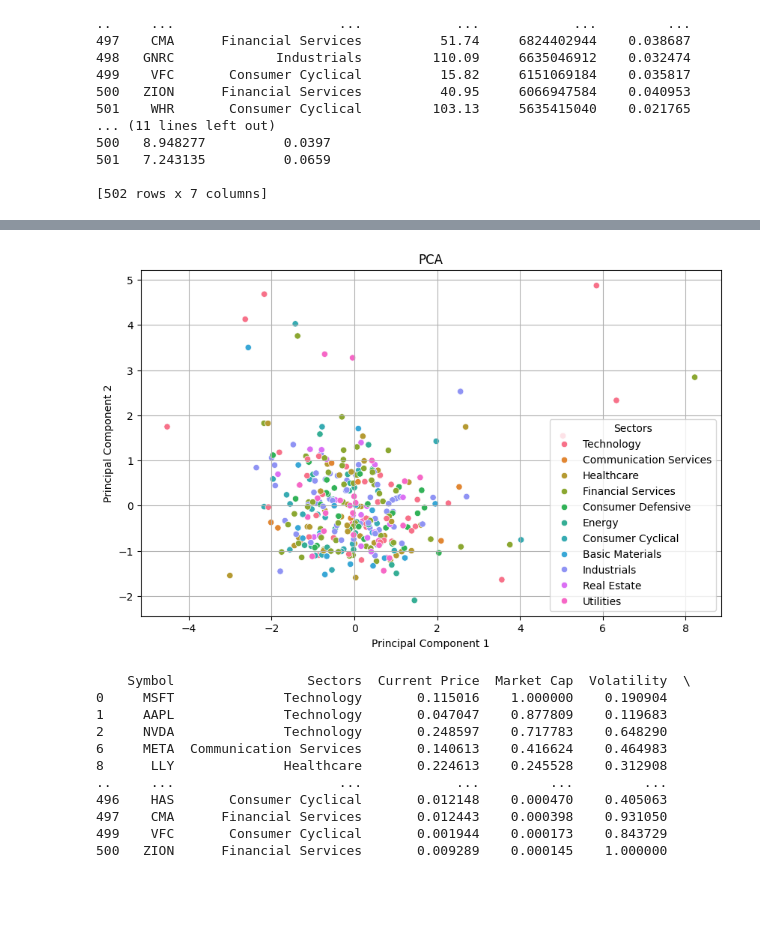
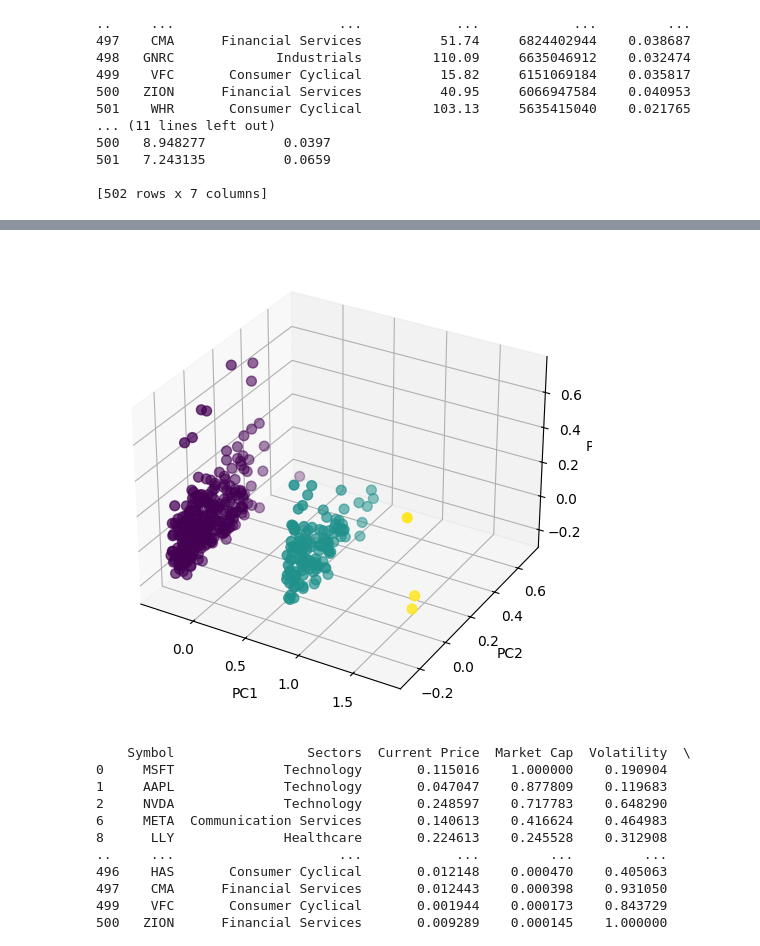
Before and after one commit to Purpup/COGS118B-Project, a Jupyter notebook: FinalProject.ipynb, the cells around one changed output, grey strips where cells are left out. Cells and saved outputs as stored; diff of their text form; code cells hidden in the pictures; blank space fills up the shorter version.

```diff
--- a/FinalProject.ipynb
+++ b/FinalProject.ipynb
@@ -153,14 +153,11 @@ print(df)
 
 [502 rows x 7 columns]
 # %%
-df = pd.read_csv('sp500_stock_data_with_metrics_NOT_ONE_HOT.csv')
+df = pd.read_csv('sp500_stock_data_cleaned_normalized.csv')
 df.dropna(inplace=True)
 
 # Extract features for clustering
 features = ['Current Price', 'Market Cap', 'Volatility', 'P/E Ratio', 'Dividend Yield']
-
-# Normalize the features
-normalized_features = (df[features] - df[features].mean()) / df[features].std()
 # %%
 sns.pairplot(df,hue='Sectors')
 # %% [output]
@@ -168,14 +166,5 @@ sns.pairplot(df,hue='Sectors')
 # %%
-df = pd.read_csv('sp500_stock_data_with_metrics_NOT_ONE_HOT.csv')
 
-# Drop rows with missing values
-df.dropna(inplace=True)
-
-# Extract features for clustering
-features = ['Current Price', 'Market Cap', 'Volatility', 'P/E Ratio', 'Dividend Yield']
-
-# Normalize the features
-normalized_features = (df[features] - df[features].mean()) / df[features].std()
 
 # Perform Gaussian Mixture Model clustering
 gmm = GaussianMixture(n_components=3, random_state=42)  # You can adjust n_components
@@ -217,0 +209,7 @@ plt.show()
+# %%
+df_numeric = df.drop(columns=['Symbol', 'Sectors'])
+
+pca = PCA()
+principal_components = pca.fit_transform(df_numeric)
+
+plt.plot(pca.explained_variance_ratio_)
@@ -218,25 +219,21 @@ plt.show()
 # %%
-
-# Normalize the features
-normalized_features = (df[features] - df[features].mean()) / df[features].std()
-
 # Apply PCA
-pca = PCA(n_components=2)
-principal_components = pca.fit_transform(normalized_features)
+pca = PCA(n_components=3)
+principal_components = pca.fit_transform(df_numeric)
 
 # Create a DataFrame for the principal components
-principal_df = pd.DataFrame(data=principal_components, columns=['PC1', 'PC2'])
+principal_df = pd.DataFrame(data=principal_components, columns=['PC1', 'PC2', 'PC3'])
 
-#plot the PCA with sector hue
-plt.figure(figsize=(10, 6))
-sns.scatterplot(x='PC1', y='PC2', data=principal_df, hue=df['Sectors'])
-plt.title('PCA')
-plt.xlabel('Principal Component 1')
-plt.ylabel('Principal Component 2')
-plt.grid(True)
+#plot in 3d with sectors for hue
+fig = plt.figure(figsize=(10, 6))
+ax = fig.add_subplot(111, projection='3d')
+ax.scatter(principal_df['PC1'], principal_df['PC2'], principal_df['PC3'], c=df['Cluster'], cmap='viridis', s=50)
+ax.set_xlabel('PC1')
+ax.set_ylabel('PC2')
+ax.set_zlabel('PC3')
 plt.show()
 # %% [output]
-[figure, old version]
+[figure, new version]
 # %%
 def normalize_data(df, numerical_columns):
     """
```
Also changed, not shown: parts of 4 cells of this notebook.
